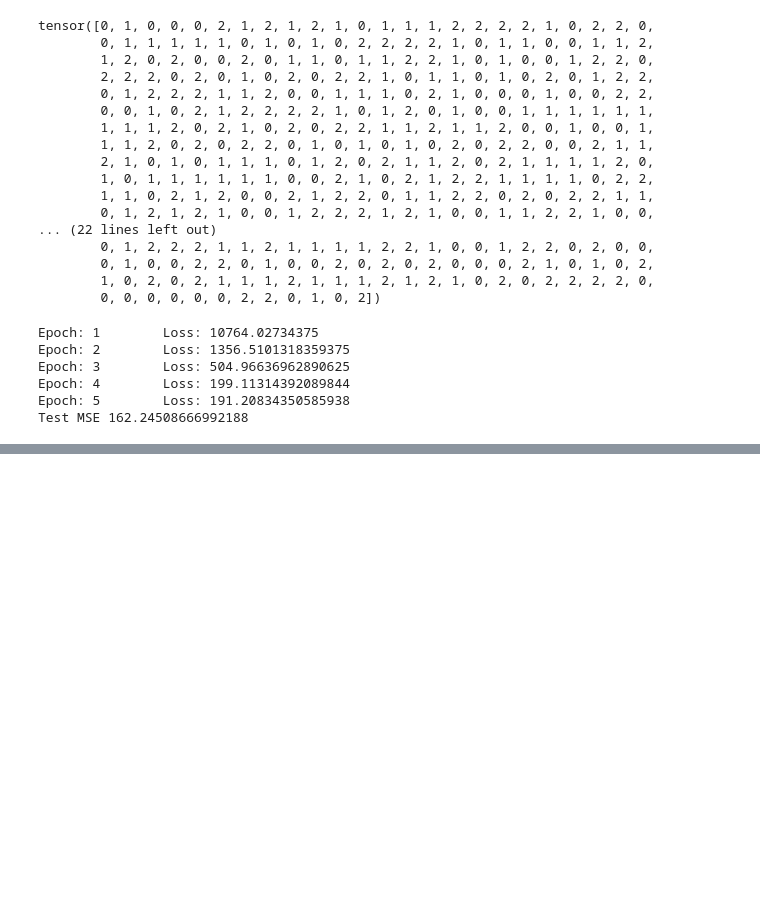
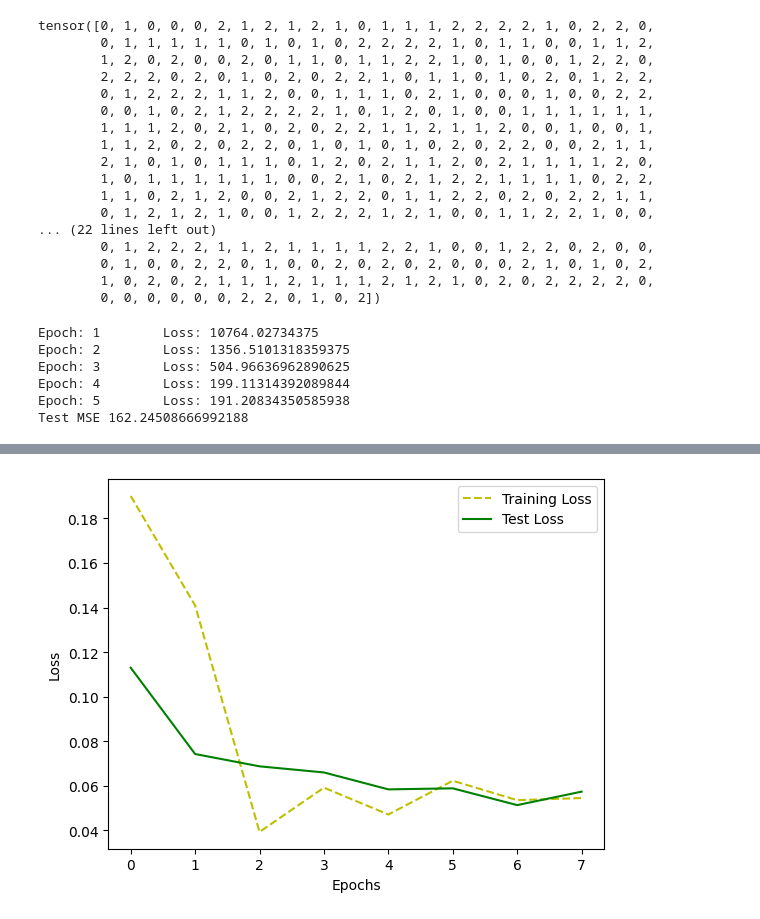
Before and after one commit to HAsadi99/python-cookbook, a Jupyter notebook: ch21.ipynb, the cells around one changed output, grey strips where cells are left out. Drawn from its saved outputs; the diff is of its cells as text; code cells hidden in the pictures; blank space fills up the shorter version.

```diff
--- a/ch21.ipynb
+++ b/ch21.ipynb
@@ -434,0 +516,92 @@ Test MSE 162.24508666992188
+# %%
+# 21.8 Visualize Training History
+import torch
+import torch.nn as nn
+from torch.utils.data import DataLoader, TensorDataset
+from torch.optim import RMSprop
+from sklearn.datasets import make_classification
+from sklearn.model_selection import train_test_split
+import numpy as np
+import matplotlib.pyplot as plt
+
+# Create training and test sets
+features, target = make_classification(n_classes=2,
+                                       n_features=10,
+                                       n_samples=1000)
+
+features_train, features_test, target_train, target_test = train_test_split(
+                            features, target, test_size=0.1, random_state=1)
+
+# Set random seed
+torch.manual_seed(0)
+np.random.seed(0)
+
+# convert data to pytorch tensors
+x_train = torch.from_numpy(features_train).float()
+y_train = torch.from_numpy(target_train).float().view(-1, 1)
+x_test = torch.from_numpy(features_test).float()
+y_test = torch.from_numpy(target_test).float().view(-1, 1)
+
+# Define a neural network using `Sequential`
+class SimpleNeuralNet(nn.Module):
+    def __init__(self):
+        super(SimpleNeuralNet, self).__init__()
+        self.sequential = nn.Sequential(
+            nn.Linear(10, 16),
+            nn.ReLU(),
+            nn.Linear(16, 16),
+            nn.ReLU(),
+            nn.Linear(16, 1),
+            nn.Sigmoid()
+        )
+
+    def forward(self, x):
+        return self.sequential(x)
+        return x
+
+# Initialize neural network
+network = SimpleNeuralNet()
+
+# define loss function , optimizer
+criterion = nn.BCELoss()
+optimizer = RMSprop(network.parameters())
+
+# define data loader
+train_data = TensorDataset(x_train, y_train)
+train_loader = DataLoader(train_data, batch_size=100, shuffle=True)
+
+# compile the model using torch optimizer
+network = torch.compile(network)
+
+# train neural network
+epochs = 8
+train_losses = []
+test_losses = []
+
+for epoch in range(epochs):
+    for batch_idx, (data, target) in enumerate(train_loader):
+        optimizer.zero_grad()
+        output = network(data)
+        loss = criterion(output, target)
+        loss.backward()
+        optimizer.step()
+
+    with torch.no_grad():
+        # train_output = network(x_train)
+        train_loss = criterion(output, target)
+        train_losses.append(train_loss.item())
+
+        test_output = network(x_test)
+        test_loss = criterion(test_output, y_test)
+        test_losses.append(test_loss.item())
+
+# visualize loss history
+epochs = range(0, epochs)
+plt.plot(epochs, train_losses, "y--")
+plt.plot(epochs, test_losses, "g-")
+plt.legend(["Training Loss", "Test Loss"])
+plt.xlabel("Epochs")
+plt.ylabel("Loss")
+plt.show()
+# %% [output]
+[figure, added]
```
Also changed, not shown: parts of 1 cell of this notebook.
